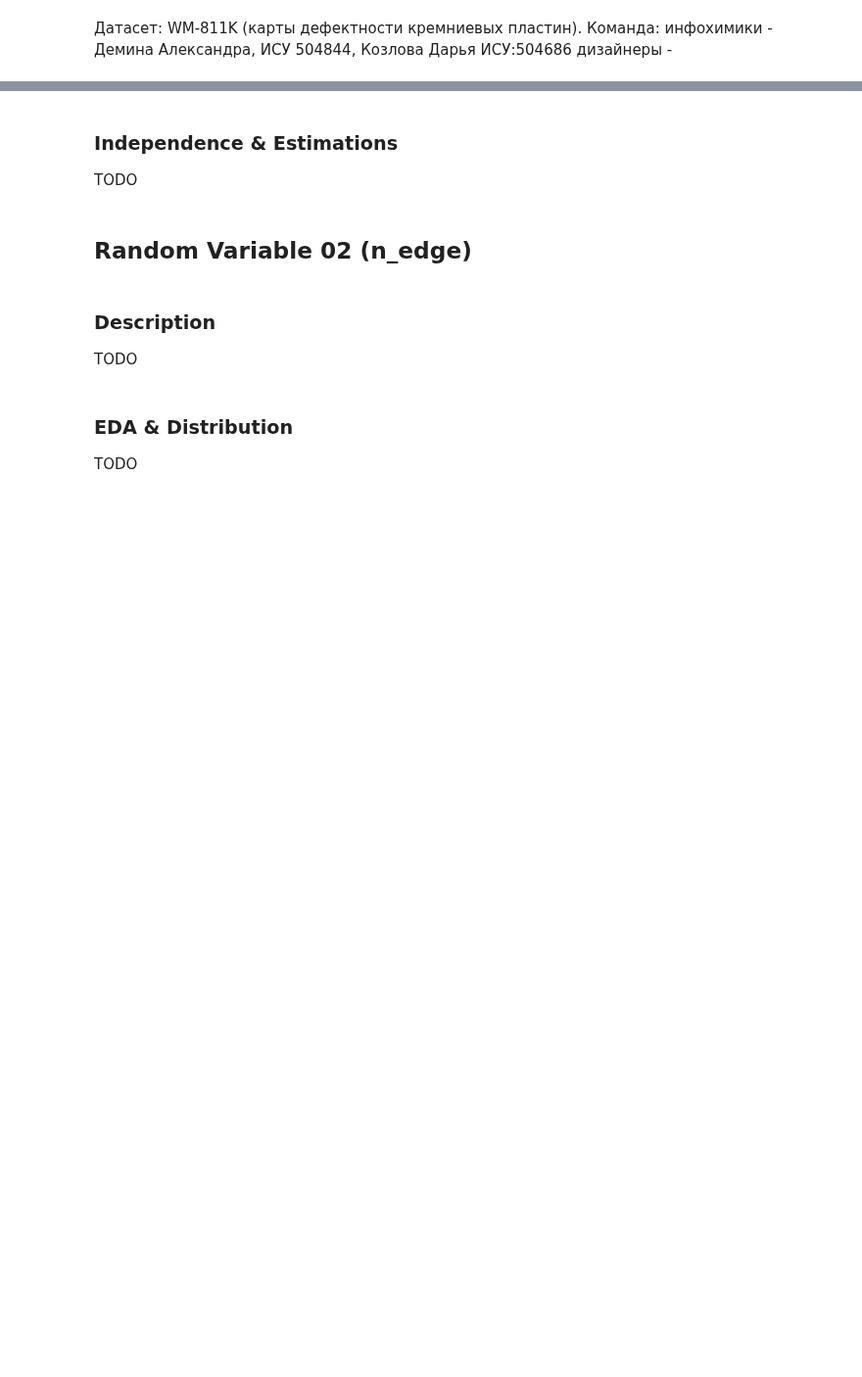
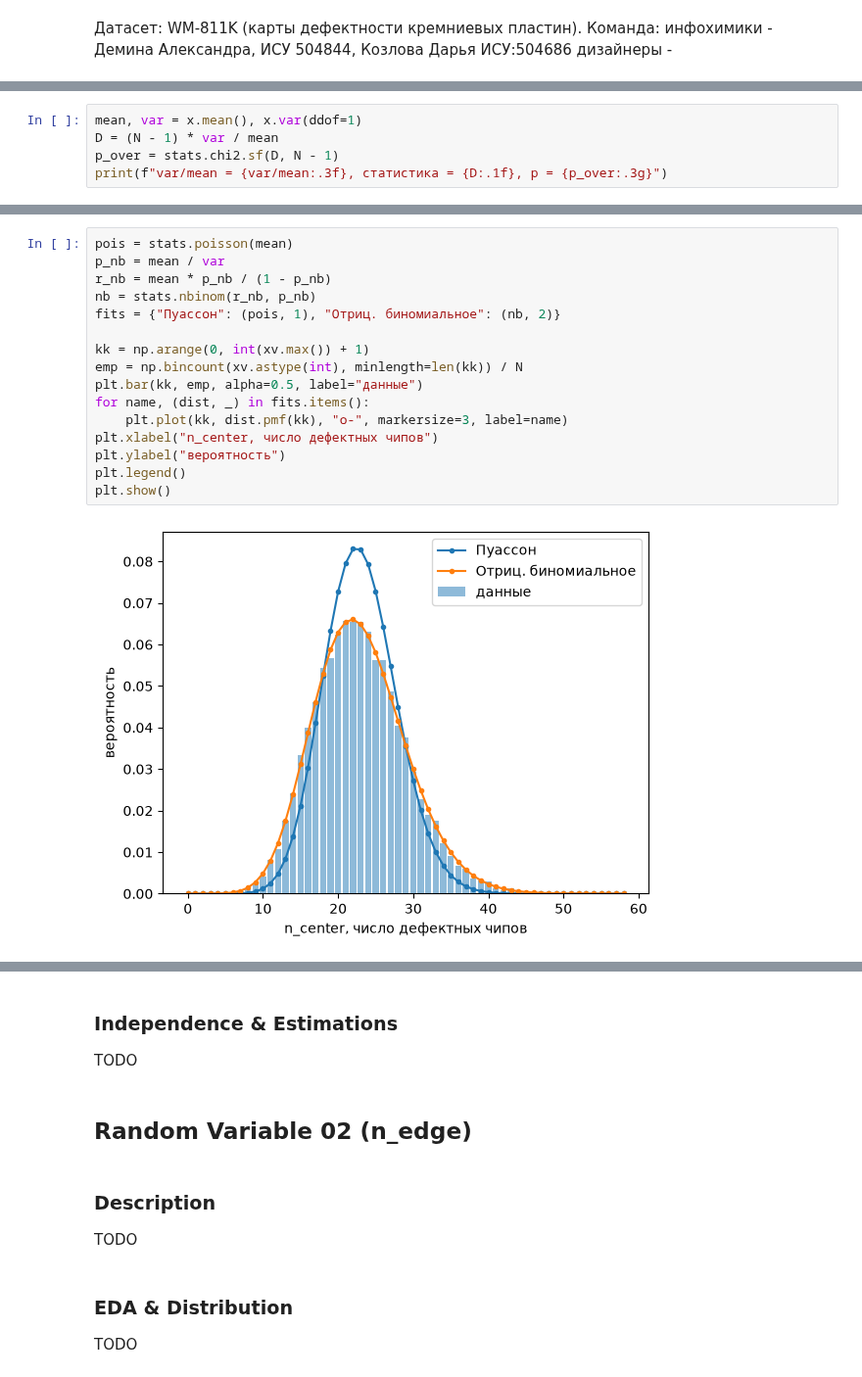
Before and after one commit to SanechkaTuoKe/APPSTAT-LABWORK, a Jupyter notebook: notebooks/Notebook1.ipynb, the cells around one changed output, grey strips where cells are left out. Shown at 98% size. Cells and saved outputs as stored; diff of their text form; blank space fills up the shorter version.

```diff
--- a/notebooks/Notebook1.ipynb
+++ b/notebooks/Notebook1.ipynb
@@ -17,0 +91,5 @@ TODO
+# %%
+mean, var = x.mean(), x.var(ddof=1)
+D = (N - 1) * var / mean
+p_over = stats.chi2.sf(D, N - 1)
+print(f"var/mean = {var/mean:.3f}, статистика = {D:.1f}, p = {p_over:.3g}")
@@ -17,0 +100,18 @@ TODO
+# %%
+pois = stats.poisson(mean)
+p_nb = mean / var
+r_nb = mean * p_nb / (1 - p_nb)
+nb = stats.nbinom(r_nb, p_nb)
+fits = {"Пуассон": (pois, 1), "Отриц. биномиальное": (nb, 2)}
+
+kk = np.arange(0, int(xv.max()) + 1)
+emp = np.bincount(xv.astype(int), minlength=len(kk)) / N
+plt.bar(kk, emp, alpha=0.5, label="данные")
+for name, (dist, _) in fits.items():
+    plt.plot(kk, dist.pmf(kk), "o-", markersize=3, label=name)
+plt.xlabel("n_center, число дефектных чипов")
+plt.ylabel("вероятность")
+plt.legend()
+plt.show()
+# %% [output]
+[figure, added]
```
Also changed, not shown: parts of 13 cells of this notebook, 1 other file.
